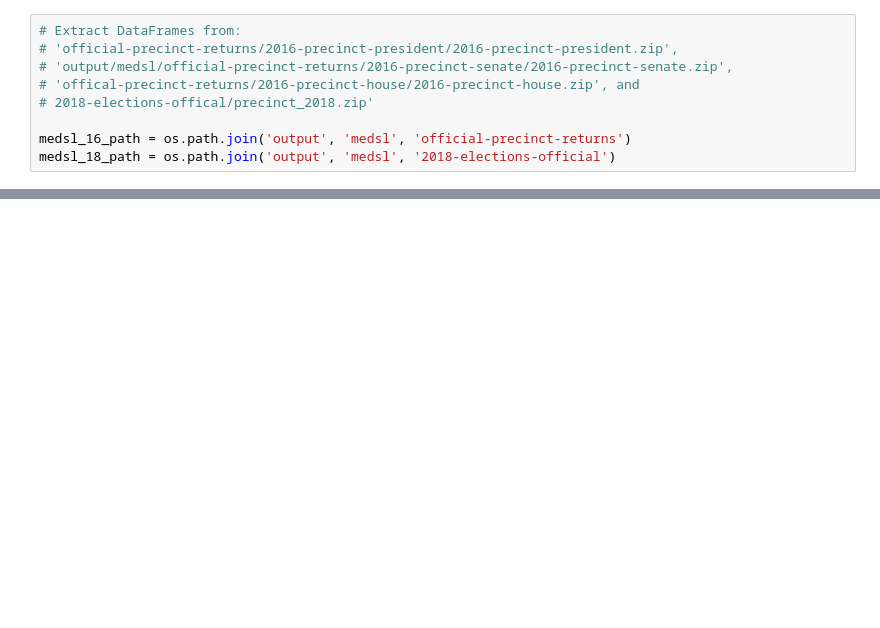
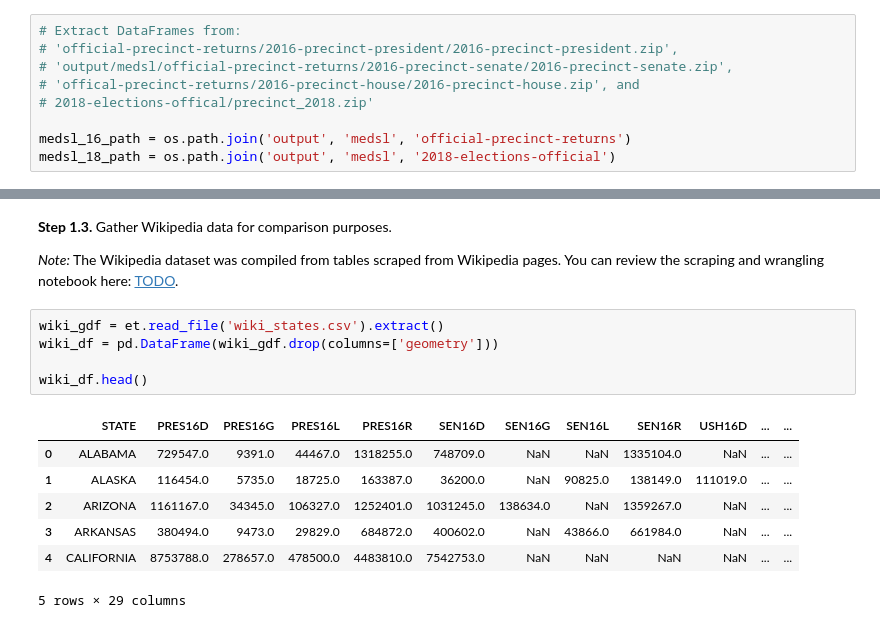
Before and after one commit to InnovativeInventor/gdutils, a Jupyter notebook: docs/source/src/examples/qa-case-alaska.ipynb, the cells around one changed output, grey strips where cells are left out. Cells and saved outputs as stored; diff of their text form; blank space fills up the shorter version.

Commit message:
finished up to comparison

```diff
--- a/docs/source/src/examples/qa-case-alaska.ipynb
+++ b/docs/source/src/examples/qa-case-alaska.ipynb
@@ -226,3 +221,20 @@ medsl_18_df.head()
 | 2 | 10 JONES COMMUNITY CTR | US House | democratic | election day | 118 | Autauga | Autauga | Tabitha Isner | 2 | house | ... |
 | 3 | 10 JONES COMMUNITY CTR | US House | republican | election day | 153 | Autauga | Autauga | Martha Roby | 2 | house | ... |
 | 4 | 10 JONES COMMUNITY CTR | US House | NaN | election day | 0 | Autauga | Autauga | NaN | 2 | house | ... |
+# %% [markdown]
+__Step 1.3.__ Gather Wikipedia data for comparison purposes.
+
+*Note:* The Wikipedia dataset was compiled from tables scraped from Wikipedia pages. You can review the scraping and wrangling notebook here: [TODO]().
+# %%
+wiki_gdf = et.read_file('wiki_states.csv').extract()
+wiki_df = pd.DataFrame(wiki_gdf.drop(columns=['geometry']))
+
+wiki_df.head()
+# %% [output]
+|  | STATE | PRES16D | PRES16G | PRES16L | PRES16R | SEN16D | SEN16G | SEN16L | SEN16R | USH16D | ... | ... |
+| 0 | ALABAMA | 729547.0 | 9391.0 | 44467.0 | 1318255.0 | 748709.0 | NaN | NaN | 1335104.0 | NaN | ... | ... |
+| 1 | ALASKA | 116454.0 | 5735.0 | 18725.0 | 163387.0 | 36200.0 | NaN | 90825.0 | 138149.0 | 111019.0 | ... | ... |
+| 2 | ARIZONA | 1161167.0 | 34345.0 | 106327.0 | 1252401.0 | 1031245.0 | 138634.0 | NaN | 1359267.0 | NaN | ... | ... |
+| 3 | ARKANSAS | 380494.0 | 9473.0 | 29829.0 | 684872.0 | 400602.0 | NaN | 43866.0 | 661984.0 | NaN | ... | ... |
+| 4 | CALIFORNIA | 8753788.0 | 278657.0 | 478500.0 | 4483810.0 | 7542753.0 | NaN | NaN | NaN | NaN | ... | ... |
+5 rows × 29 columns
```
Also changed, not shown: parts of 20 cells of this notebook.
